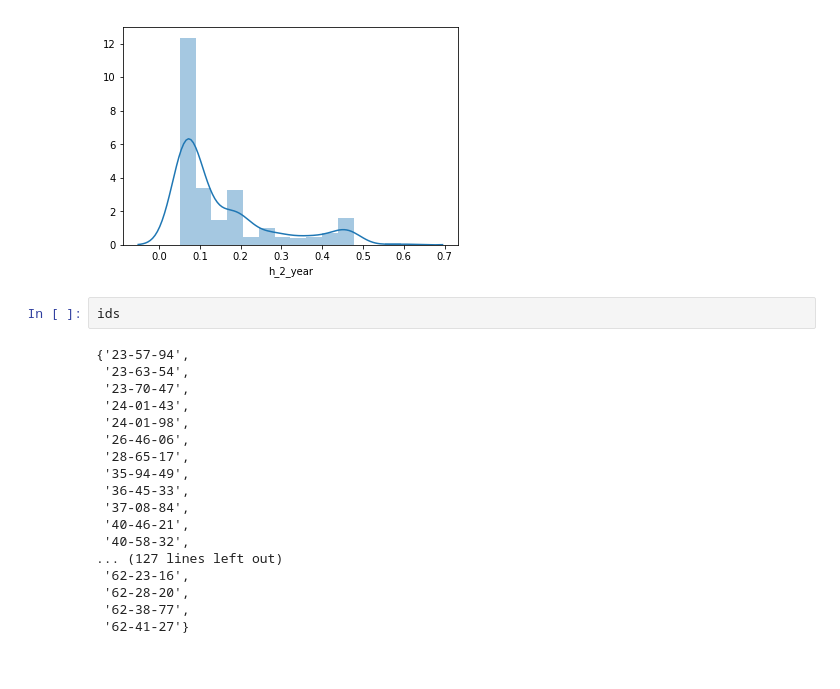
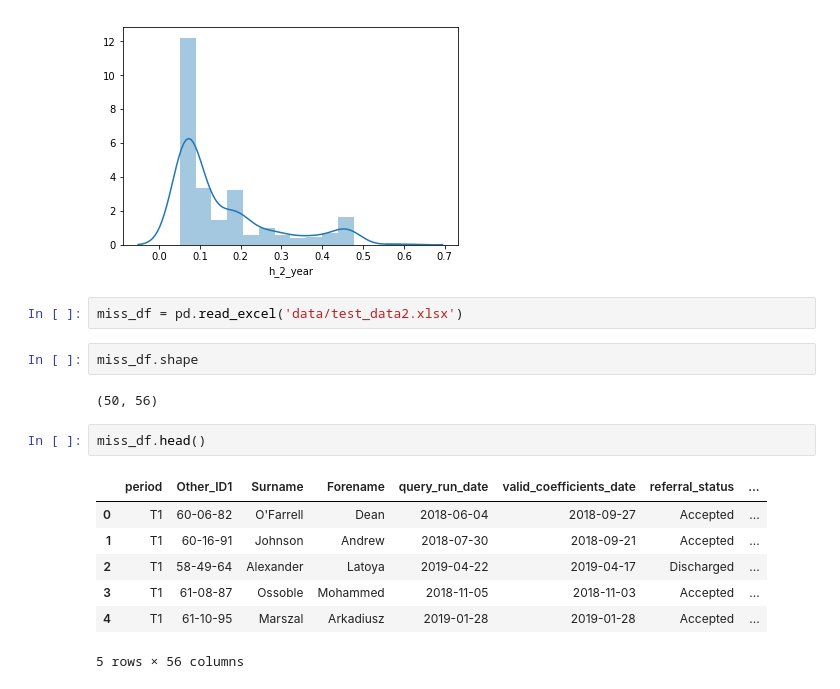
Before and after one commit to cogstack-slam/psychosis, a Jupyter notebook: validation.ipynb, the cells around one changed output. Cells and saved outputs as stored; diff of their text form.

Commit message:
modified:   .ipynb_checkpoints/risk_calculator-checkpoint.ipynb 	modified:   cal.log 	modified:   risk_calculator.ipynb 	modified:   risk_calculator.py 	modified:   validation.ipynb

```diff
--- a/validation.ipynb
+++ b/validation.ipynb
@@ -313,23 +291,19 @@ sns.distplot(df1['h_2_year'])
 plt.show()
 # %% [output]
 [figure]
-# %%
-ids
-# %% [output]
-{'23-57-94',
- '23-63-54',
- '23-70-47',
- '24-01-43',
- '24-01-98',
- '26-46-06',
- '28-65-17',
- '35-94-49',
- '36-45-33',
- '37-08-84',
- '40-46-21',
- '40-58-32',
-... (127 lines left out)
- '62-23-16',
- '62-28-20',
- '62-38-77',
- '62-41-27'}
+# %%
+miss_df = pd.read_excel('data/test_data2.xlsx')
+# %%
+miss_df.shape
+# %% [output]
+(50, 56)
+# %%
+miss_df.head()
+# %% [output]
+|  | period | Other_ID1 | Surname | Forename | query_run_date | valid_coefficients_date | referral_status | ... |
+| 0 | T1 | 60-06-82 | O'Farrell | Dean | 2018-06-04 | 2018-09-27 | Accepted | ... |
+| 1 | T1 | 60-16-91 | Johnson | Andrew | 2018-07-30 | 2018-09-21 | Accepted | ... |
+| 2 | T1 | 58-49-64 | Alexander | Latoya | 2019-04-22 | 2019-04-17 | Discharged | ... |
+| 3 | T1 | 61-08-87 | Ossoble | Mohammed | 2018-11-05 | 2018-11-03 | Accepted | ... |
+| 4 | T1 | 61-10-95 | Marszal | Arkadiusz | 2019-01-28 | 2019-01-28 | Accepted | ... |
+5 rows × 56 columns
```
Also changed, not shown: parts of 44 cells of this notebook, 3 other files.
